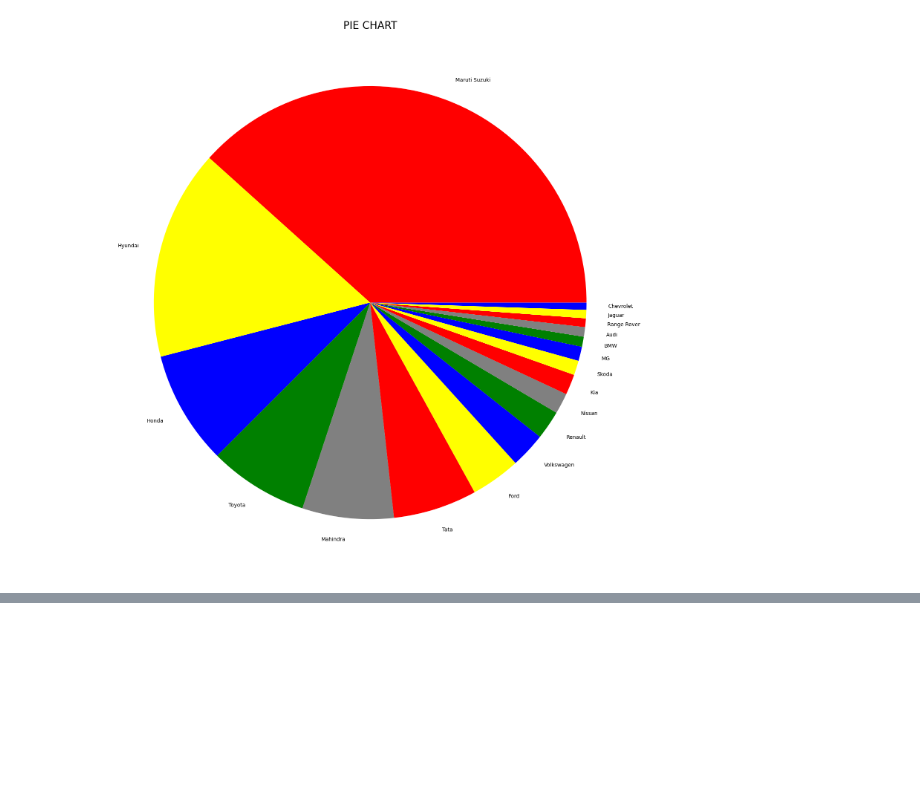
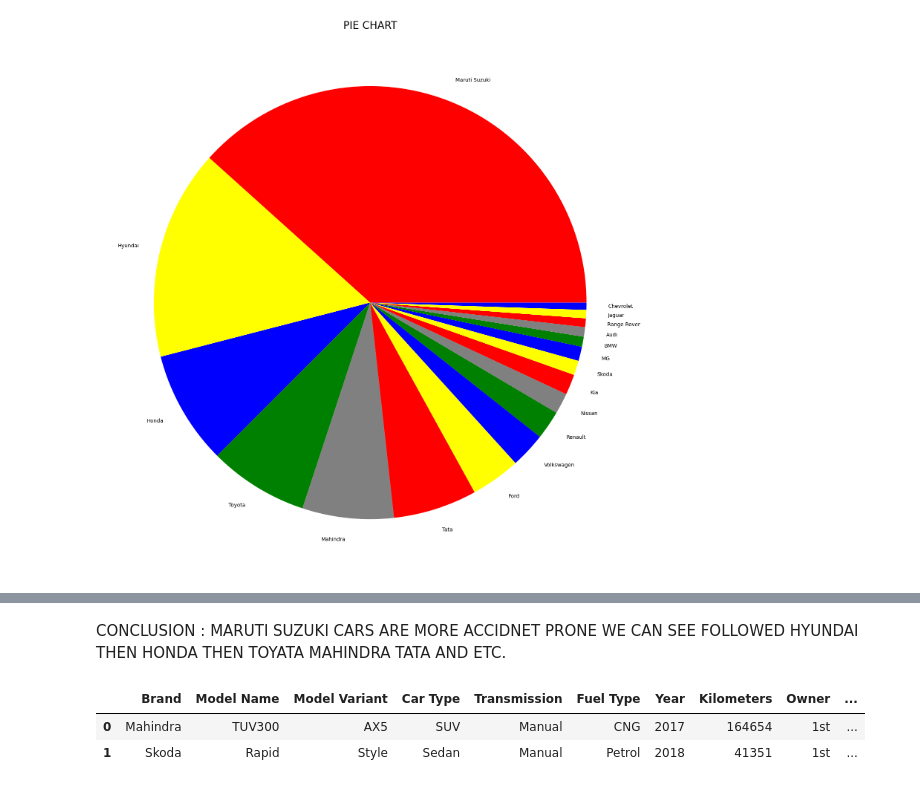
Before and after one commit to paras0583/car_sale_model.india, a Jupyter notebook: car_data/EDA.ipynb, the cells around one changed output, grey strips where cells are left out. Drawn from its saved outputs; the diff is of its cells as text; code cells hidden in the pictures; blank space fills up the shorter version.

```diff
--- a/car_data/EDA.ipynb
+++ b/car_data/EDA.ipynb
@@ -162,0 +249,8 @@ plt.show()
+# %% [markdown]
+CONCLUSION : MARUTI SUZUKI CARS ARE MORE ACCIDNET PRONE WE CAN SEE FOLLOWED HYUNDAI THEN HONDA THEN TOYATA MAHINDRA TATA AND ETC.
+# %%
+df.head(2)
+# %% [output]
+|  | Brand | Model Name | Model Variant | Car Type | Transmission | Fuel Type | Year | Kilometers | Owner | ... |
+| 0 | Mahindra | TUV300 | AX5 | SUV | Manual | CNG | 2017 | 164654 | 1st | ... |
+| 1 | Skoda | Rapid | Style | Sedan | Manual | Petrol | 2018 | 41351 | 1st | ... |
```
Also changed, not shown: parts of 14 cells of this notebook.
